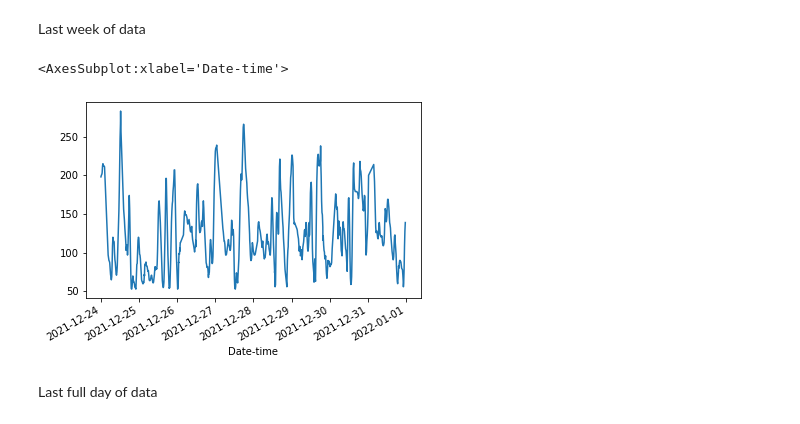
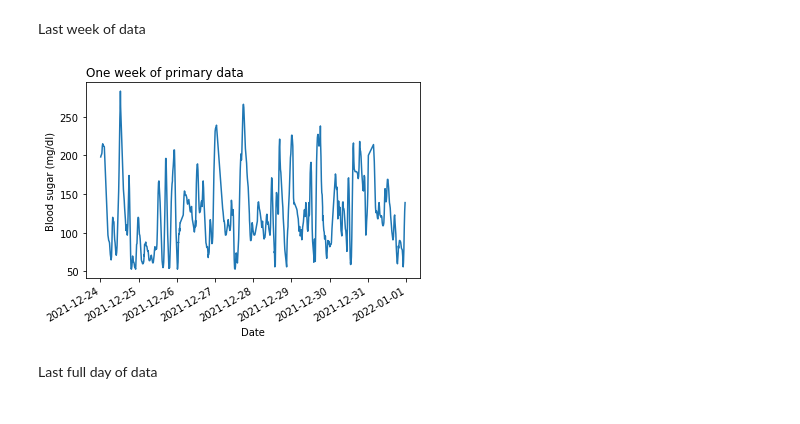
Before and after one commit to kierensharma/AI_Pancreas, a Jupyter notebook: Ivan_data_analysis.ipynb, the cells around one changed output. Drawn from its saved outputs; the diff is of its cells as text; code cells hidden in the pictures.

```diff
--- a/Ivan_data_analysis.ipynb
+++ b/Ivan_data_analysis.ipynb
@@ -38,9 +41,12 @@ df['Blood-sugar'].plot()
 # %% [markdown]
 Last week of data
-# %%
-df['Blood-sugar'][-771:-1].plot()
-# %% [output]
-<AxesSubplot:xlabel='Date-time'>
-[figure, removed]
+# %%
+df['Blood-sugar'][-771:-1].plot()
+plt.xlabel('Date')
+plt.ylabel('Blood sugar (mg/dl)')
+plt.title("One week of primary data", loc='left')
+plt.savefig('Figures/week_of_data.pdf', bbox_inches='tight')
+# %% [output]
+[figure, added]
 # %% [markdown]
 Last full day of data
```
Also changed, not shown: parts of 7 cells of this notebook, 1 other file.
